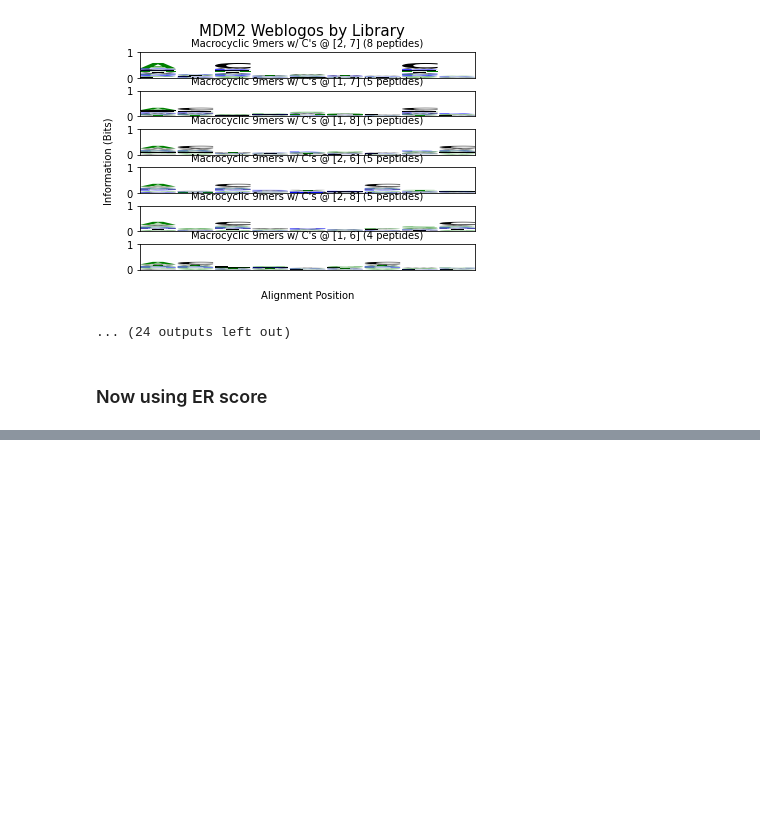
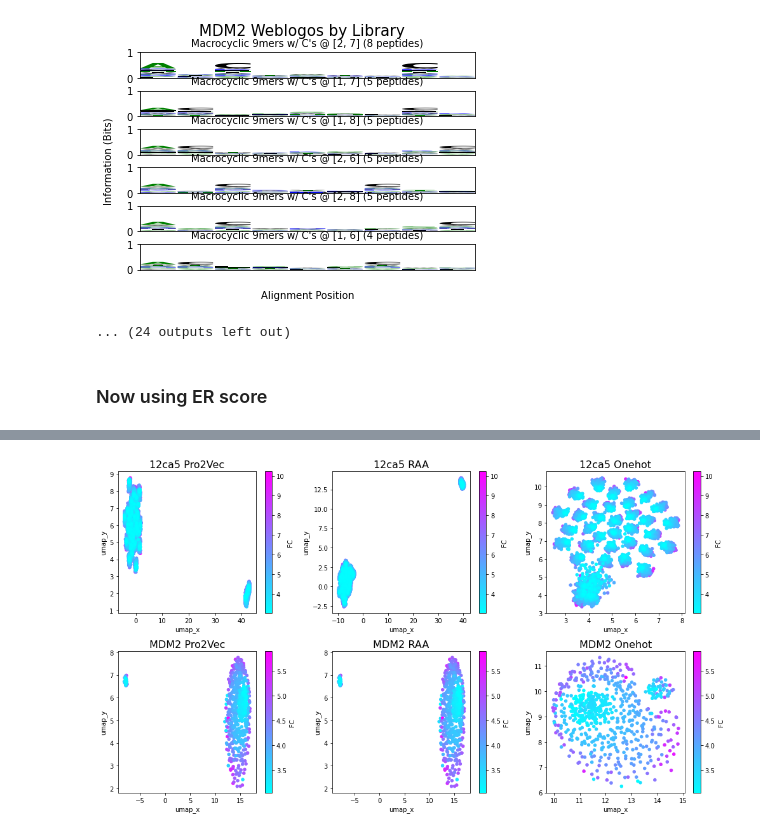
Before and after one commit to YitongTseo/ml_phage_display, a Jupyter notebook: FSupp_kmeans_raw.ipynb, the cells around one changed output, grey strips where cells are left out. Drawn from its saved outputs; the diff is of its cells as text; code cells hidden in the pictures; blank space fills up the shorter version.

Commit message:
Color by ER, FC, pvalue

```diff
--- a/FSupp_kmeans_raw.ipynb
+++ b/FSupp_kmeans_raw.ipynb
@@ -757,0 +685,15 @@ fig.show()
+# %%
+## color based on FC
+rep_list_names = ['12ca5 Pro2Vec','12ca5 RAA','12ca5 Onehot','MDM2 Pro2Vec','MDM2 RAA','MDM2 Onehot']
+
+fig, axs = plt.subplots(2,3,figsize=(14,8))
+for i,ax in enumerate(fig.axes):
+    lib = dfs_umap_ER[i]
+    lib.plot.scatter(x = 'umap_x', y = 'umap_y', c = 'FC',colormap = 'cool',ax=ax)
+    ax.set_title(rep_list_names[i],fontsize=16)
+
+fig.tight_layout()
+plt.savefig(os.path.join(save_to,f'Clusters Colored by Ind FC.png'),dpi = 300)
+fig.show()
+# %% [output]
+[figure, added]
```
Also changed, not shown: parts of 18 cells of this notebook.
